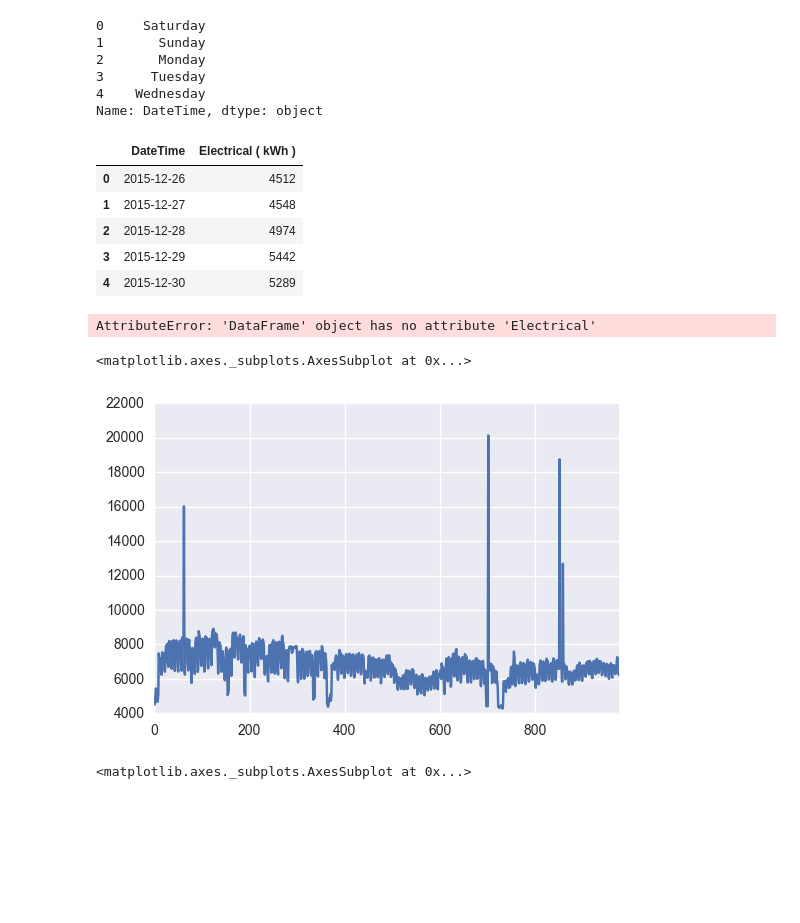
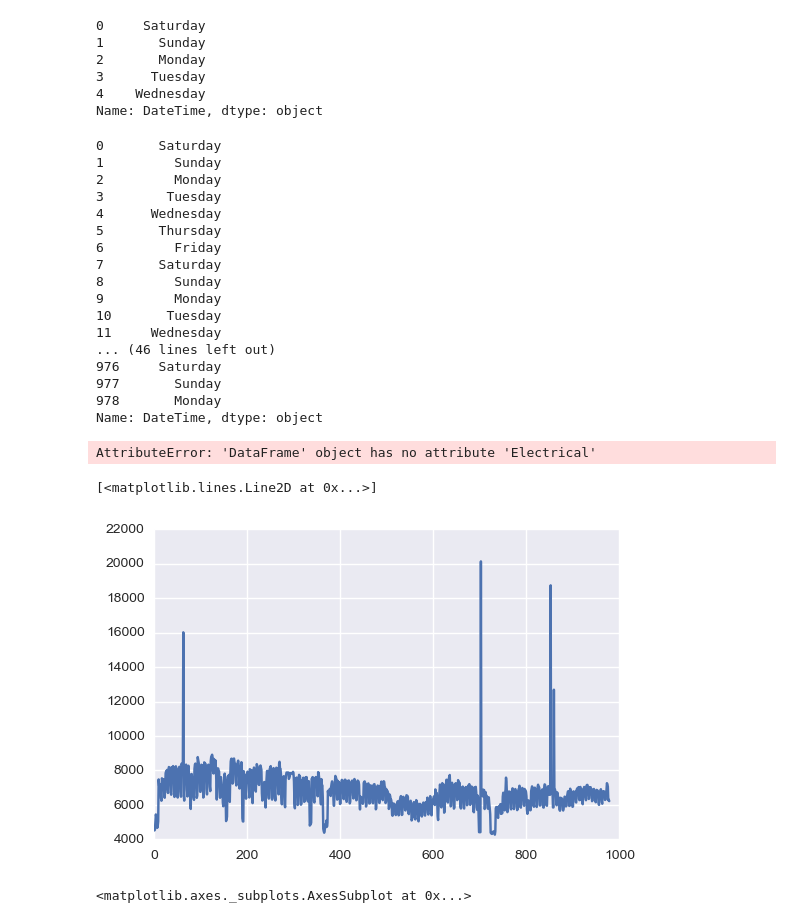
Before and after one commit to intelligent-environments-lab/SBC_course, a Jupyter notebook: 02_module.ipynb, the cells around one changed output. Drawn from its saved outputs; the diff is of its cells as text; code cells hidden in the pictures; blank space fills up the shorter version.

```diff
--- a/02_module.ipynb
+++ b/02_module.ipynb
@@ -708,12 +693,23 @@ Name: DateTime, dtype: object
 # %%
 E_daily.DayType = E_daily.DateTime.dt.strftime('%A')
 # %%
-E_daily.head()
+E_daily.DayType
 # %% [output]
-|  | DateTime | Electrical ( kWh ) |
-| 0 | 2015-12-26 | 4512 |
-| 1 | 2015-12-27 | 4548 |
-| 2 | 2015-12-28 | 4974 |
-| 3 | 2015-12-29 | 5442 |
-| 4 | 2015-12-30 | 5289 |
+0       Saturday
+1         Sunday
+2         Monday
+3        Tuesday
+4      Wednesday
+5       Thursday
+6         Friday
+7       Saturday
+8         Sunday
+9         Monday
+10       Tuesday
+11     Wednesday
+... (46 lines left out)
+976     Saturday
+977       Sunday
+978       Monday
+Name: DateTime, dtype: object
 # %%
@@ -721,10 +717,10 @@ sns.tsplot(E_daily.Electrical ( kWh ))
 # %% [output]
 AttributeError: 'DataFrame' object has no attribute 'Electrical'
 # %%
-sns.tsplot(E_daily['Electrical ( kWh )'])
+plt.plot(E_daily['Electrical ( kWh )'])
 # %% [output]
-<matplotlib.axes._subplots.AxesSubplot at 0x...>
+[<matplotlib.lines.Line2D at 0x...>]
-[figure, old version]
+[figure, new version]
 # %%
 sns.boxplot(x=E_daily.DayType, y=E_daily['Electrical ( kWh )'])
 # %% [output]
```
Also changed, not shown: parts of 82 cells of this notebook.
